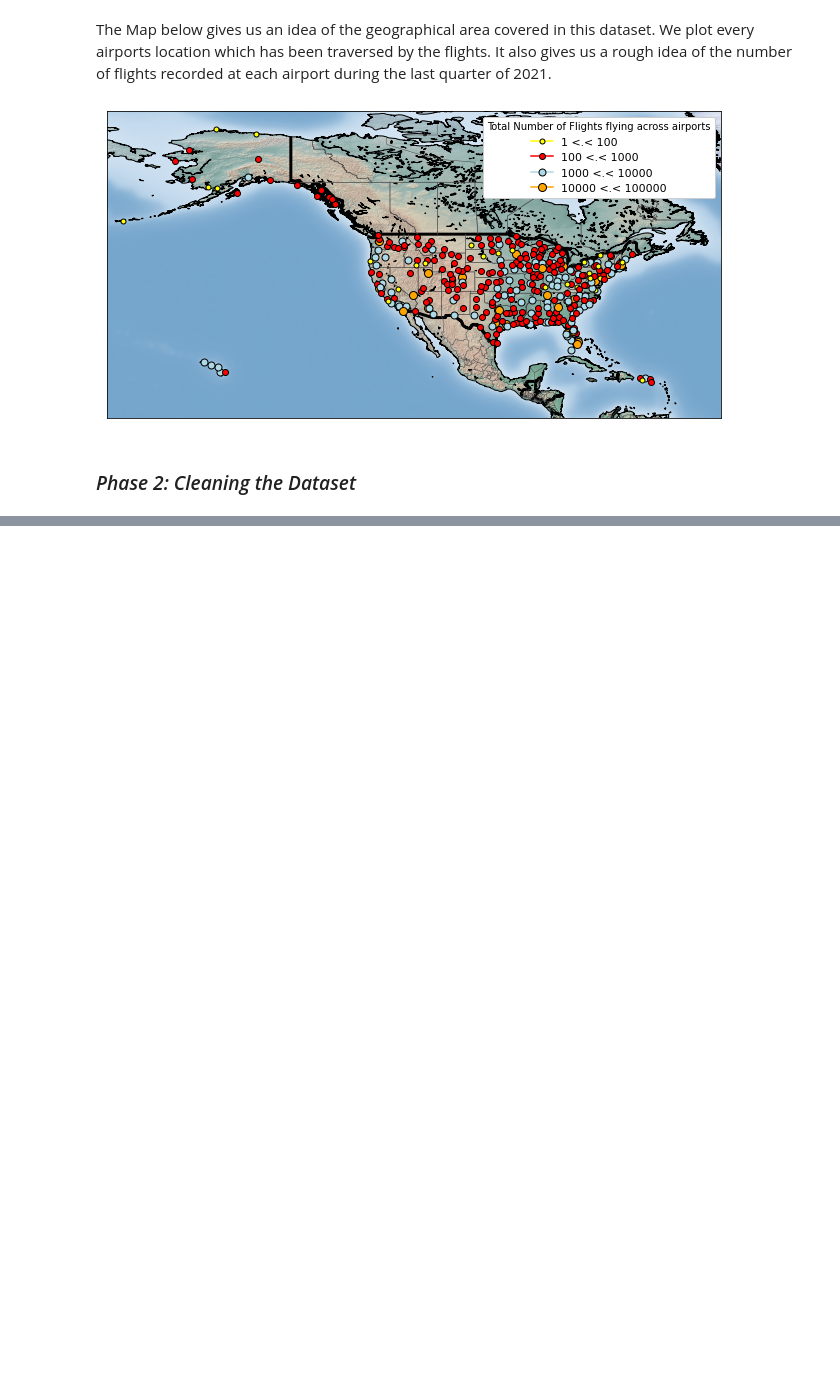
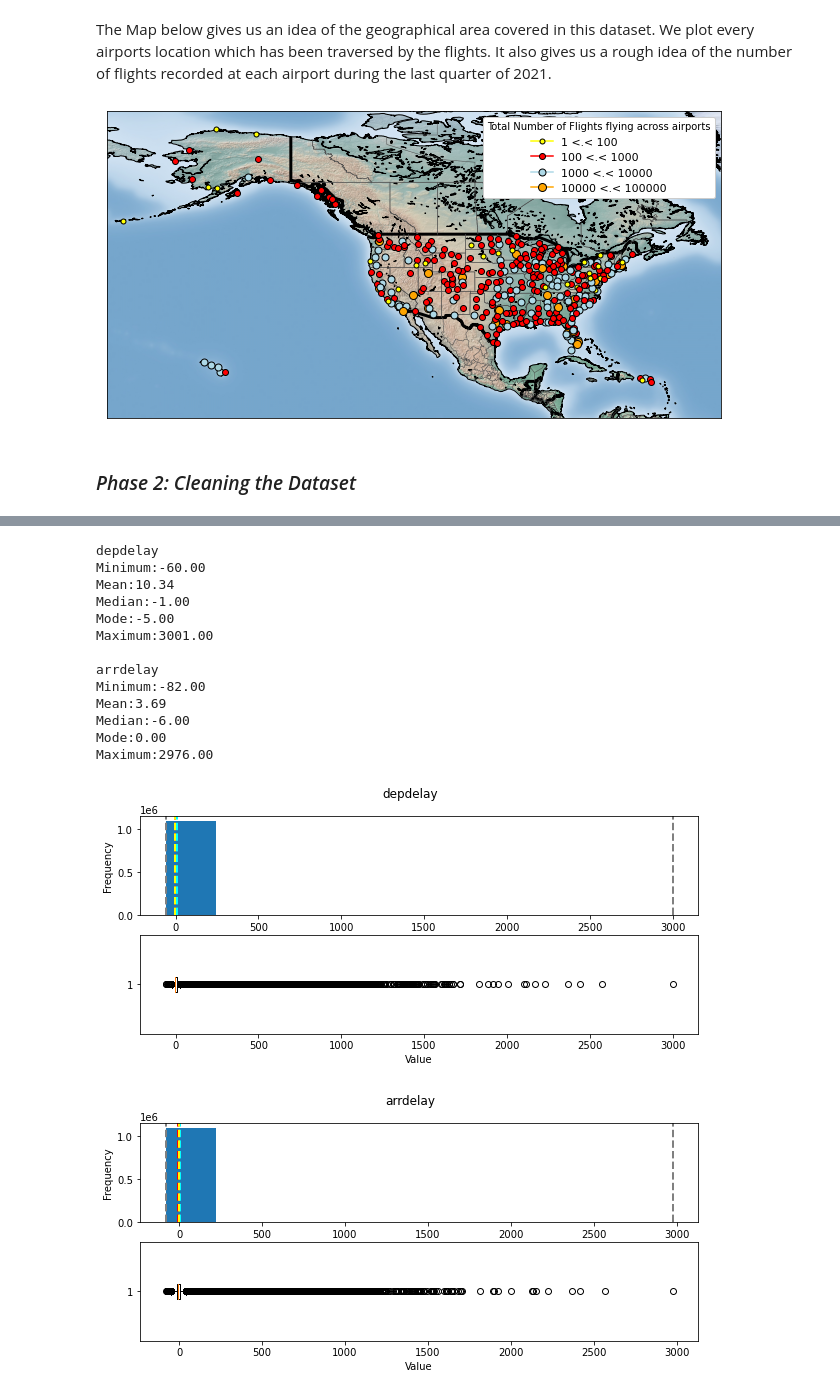
Before and after one commit to Ramachandranmu/Flight_Data, a Jupyter notebook: Flight_Data_Analysis.ipynb, the cells around one changed output, grey strips where cells are left out. Drawn from its saved outputs; the diff is of its cells as text; code cells hidden in the pictures; blank space fills up the shorter version.

```diff
--- a/Flight_Data_Analysis.ipynb
+++ b/Flight_Data_Analysis.ipynb
@@ -137,0 +146,2 @@ plt.show()
+# %%
+df_flights = df_flights.drop(columns=['year','quarter'])
@@ -137,0 +197,8 @@ plt.show()
+# %%
+df_flights['carrierdelay'] = df_flights['carrierdelay'].fillna(0)
+df_flights['weatherdelay'] = df_flights['weatherdelay'].fillna(0)
+df_flights['nasdelay'] = df_flights['nasdelay'].fillna(0)
+df_flights['securitydelay'] = df_flights['securitydelay'].fillna(0)
+df_flights['lateaircraftdelay'] = df_flights['lateaircraftdelay'].fillna(0)
+df_flights.depdelay = df_flights.depdelay.fillna(0)
+df_flights.arrdelay = df_flights.arrdelay.fillna(0)
@@ -137,0 +275,61 @@ plt.show()
+# %%
+# show_distribution lists the summary stats and distribution for the columns - depdelay and arrdelay
+def show_distribution(var_data):
+
+    # Get statistics
+    min_val = var_data.min()
+    max_val = var_data.max()
+    mean_val = var_data.mean()
+    med_val = var_data.median()
+    mod_val = var_data.mode()[0]
+
+    print(var_data.name,'\nMinimum:{:.2f}\nMean:{:.2f}\nMedian:{:.2f}\nMode:{:.2f}\nMaximum:{:.2f}\n'.format(min_val,
+                                                                                            mean_val,
+                                                                                            med_val,
+                                                                                            mod_val,
+                                                                                            max_val))
+
+    # Create a figure for 2 subplots (2 rows, 1 column)
+    fig, ax = plt.subplots(2, 1, figsize = (10,4))
+
+    # Plot the histogram
+    ax[0].hist(var_data)
+    ax[0].set_ylabel('Frequency')
+
+    # Add lines for the mean, median, and mode
+    ax[0].axvline(x=min_val, color = 'gray', linestyle='dashed', linewidth = 2)
+    ax[0].axvline(x=mean_val, color = 'cyan', linestyle='dashed', linewidth = 2)
+    ax[0].axvline(x=med_val, color = 'red', linestyle='dashed', linewidth = 2)
+    ax[0].axvline(x=mod_val, color = 'yellow', linestyle='dashed', linewidth = 2)
+    ax[0].axvline(x=max_val, color = 'gray', linestyle='dashed', linewidth = 2)
+
+    # Plot the boxplot
+    ax[1].boxplot(var_data, vert=False)
+    ax[1].set_xlabel('Value')
+
+    # Add a title to the Figure
+    fig.suptitle(var_data.name)
+
+    # Show the figure
+    fig.show()
+
+# Call the function for each delay field
+delayFields = ['depdelay','arrdelay']
+for col in delayFields:
+    show_distribution(df_flights[col])
+# %% [output]
+depdelay
+Minimum:-60.00
+Mean:10.34
+Median:-1.00
+Mode:-5.00
+Maximum:3001.00
+
+arrdelay
+Minimum:-82.00
+Mean:3.69
+Median:-6.00
+Mode:0.00
+Maximum:2976.00
+[figure, added]
+[figure, added]
```
Also changed, not shown: parts of 25 cells of this notebook.
